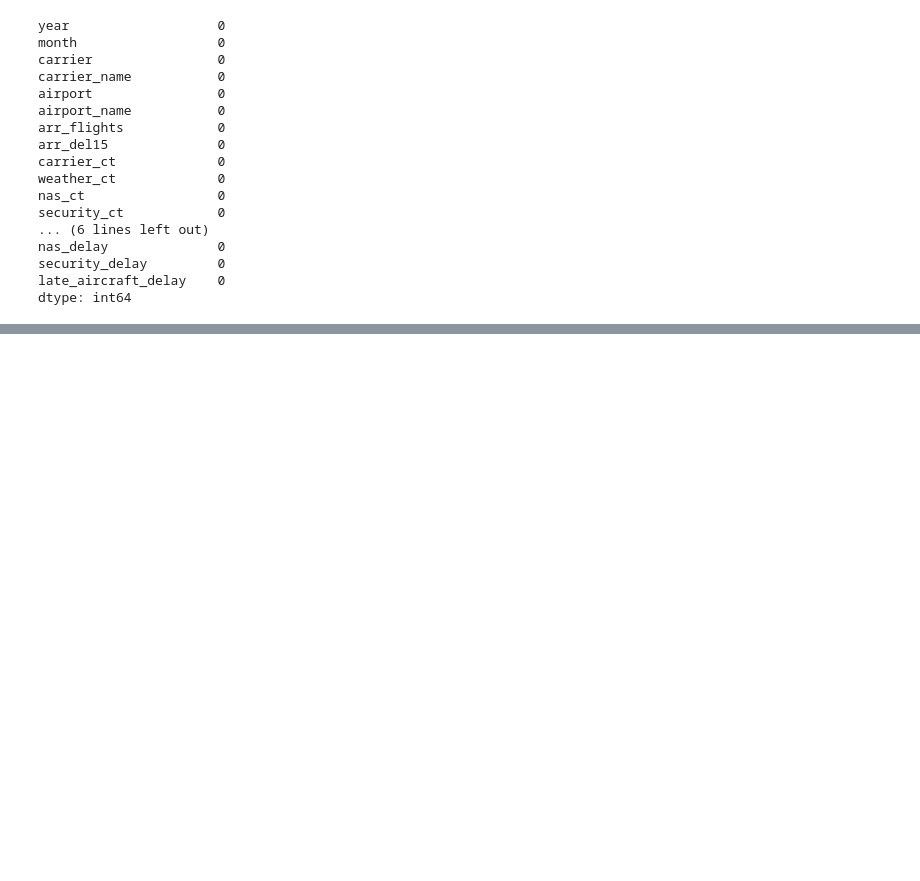
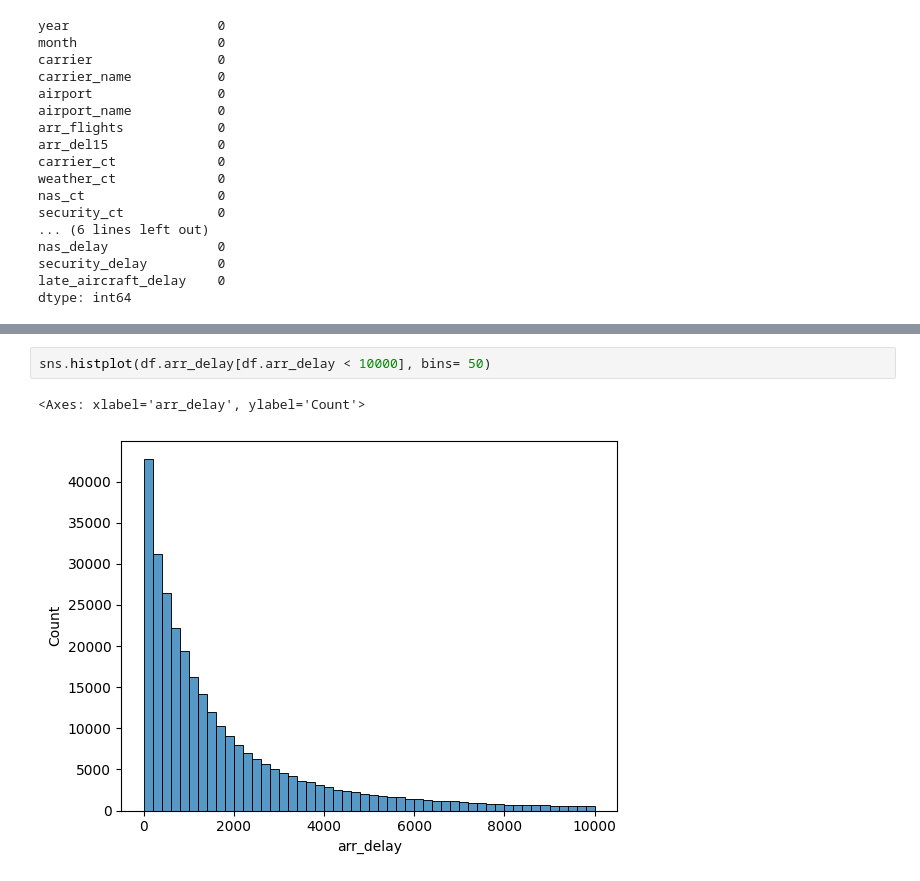
Before and after one commit to waad-moaness/Airline_Delay_Prediction, a Jupyter notebook: notebook.ipynb, the cells around one changed output, grey strips where cells are left out. Saved outputs shown, nothing was run; the diff lists cells and outputs as text; blank space fills up the shorter version.

```diff
--- a/notebook.ipynb
+++ b/notebook.ipynb
@@ -77,0 +220,5 @@ df
+# %%
+sns.histplot(df.arr_delay[df.arr_delay < 10000], bins= 50)
+# %% [output]
+<Axes: xlabel='arr_delay', ylabel='Count'>
+[figure, added]
```
Also changed, not shown: parts of 17 cells of this notebook.
